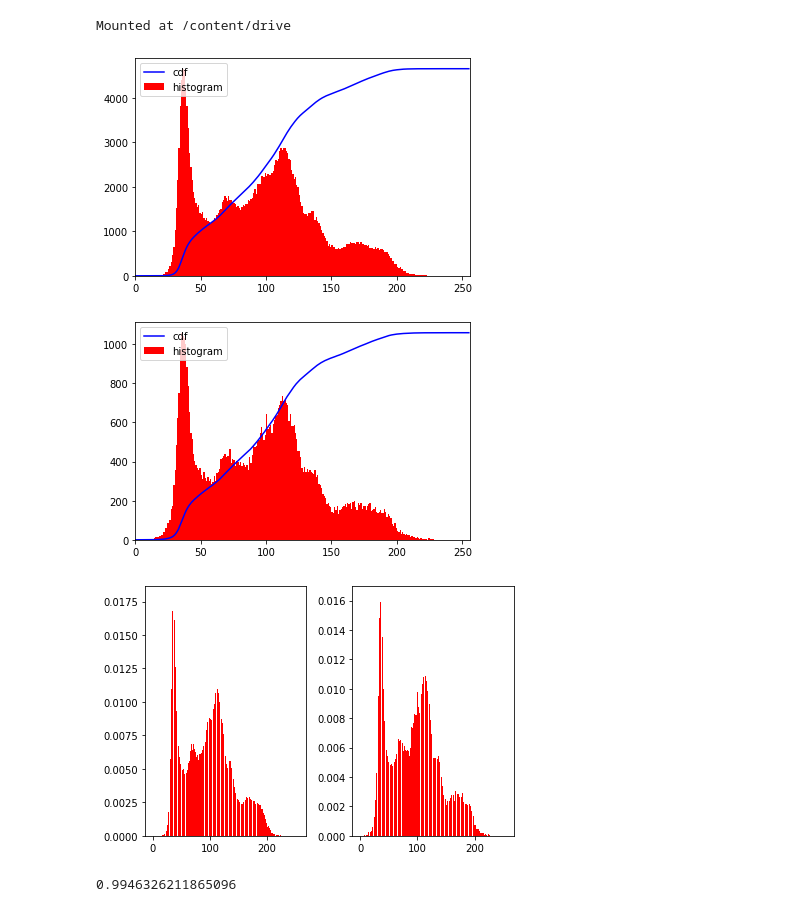
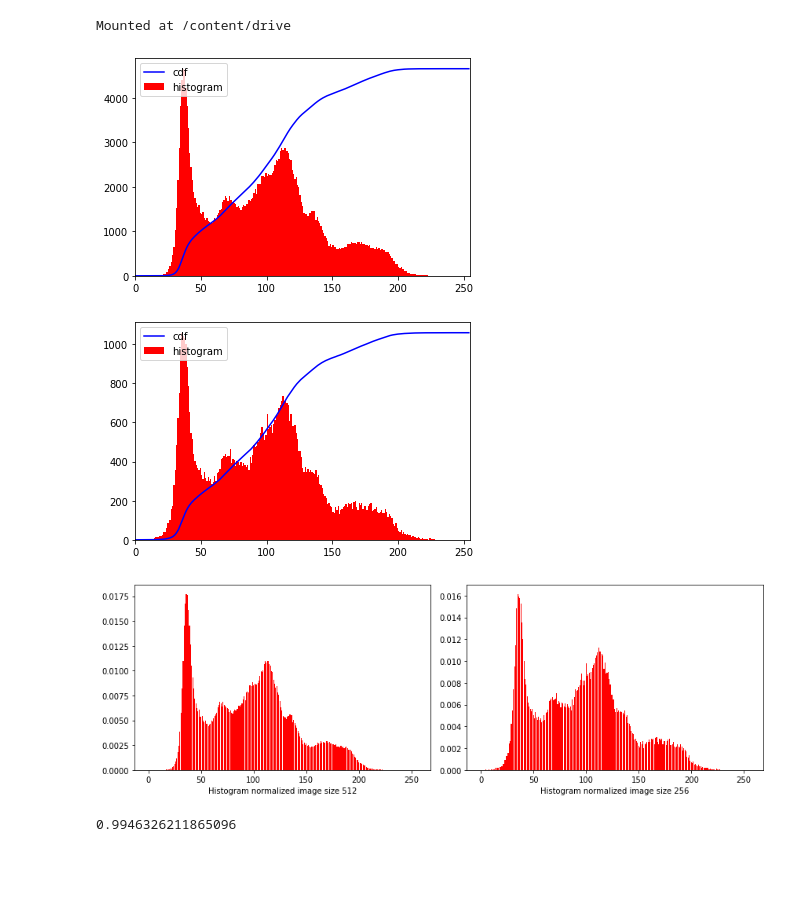
Before and after one commit to lehuutrung1412/CS231.L21.KHTN, a Jupyter notebook: Histogram/Histogram.ipynb, the cells around one changed output. Saved outputs shown, nothing was run; the diff lists cells and outputs as text; code cells hidden in the pictures; blank space fills up the shorter version.

Commit message:
Fix number bins and fix plots

```diff
--- a/Histogram/Histogram.ipynb
+++ b/Histogram/Histogram.ipynb
@@ -13,44 +15,45 @@ Mounted at /content/drive
 # %%
 img = cv.imread('/content/drive/MyDrive/Study Documents/CS231 - CV/CS231.L21.KHTN/Sosanh2Anh/lena.jpg',0)
 
-hist,bins = np.histogram(img.flatten(),256,[0,256])
+hist,bins = np.histogram(img.flatten(),255,[0,255])
 cdf = hist.cumsum()
 cdf_normalized = cdf*float(hist.max())/cdf.max()
 
 plt.plot(cdf_normalized, color = 'b')
-plt.hist(img.flatten(),256,[0,256,],color = 'r')
-plt.xlim([0,256])
+plt.hist(img.flatten(),255,[0,255,],color = 'r')
+plt.xlim([0,255])
 plt.legend(('cdf','histogram'), loc = 'upper left')
 plt.show()
 # %% [output]
-[figure, old version]
+[figure, new version]
 # %%
 img_256 = cv.imread('/content/drive/MyDrive/Study Documents/CS231 - CV/CS231.L21.KHTN/Sosanh2Anh/lena256.jpg',0)
 
-hist_256,bins_256 = np.histogram(img_256.flatten(),256,[0,256])
+hist_256,bins_256 = np.histogram(img_256.flatten(),255,[0,255])
 cdf_256 = hist_256.cumsum()
 cdf_normalized_256 = cdf_256*float(hist_256.max())/cdf_256.max()
 
 plt.plot(cdf_normalized_256, color = 'b')
-plt.hist(img_256.flatten(),256,[0,256,],color = 'r')
-plt.xlim([0,256])
+plt.hist(img_256.flatten(),255,[0,255,],color = 'r')
+plt.xlim([0,255])
 plt.legend(('cdf','histogram'), loc = 'upper left')
 plt.show()
 # %% [output]
-[figure, old version]
+[figure, new version]
 # %%
 img_512_size = img.shape[0] * img.shape[1]
 img_256_size = img_256.shape[0] * img_256.shape[1]
 hist_512_norm = hist / img_512_size
 hist_256_norm = hist_256 / img_256_size
 # %%
-value = np.delete(bins, -1)
-fig, axs = plt.subplots(1,2,tight_layout=True)
+fig, axs = plt.subplots(1,2,tight_layout=True,figsize=(12,4))
 axs[0].bar(value, hist_512_norm, color='r')
+axs[0].set_xlabel('Histogram normalized image size 512')
 axs[1].bar(value, hist_256_norm, color='r')
+axs[1].set_xlabel('Histogram normalized image size 256')
 plt.show()
 # %% [output]
-[figure, old version]
+[figure, new version]
 # %%
 def convertType(hist):
   return hist.astype('float32')
```
Also changed, not shown: parts of 1 cell of this notebook.
